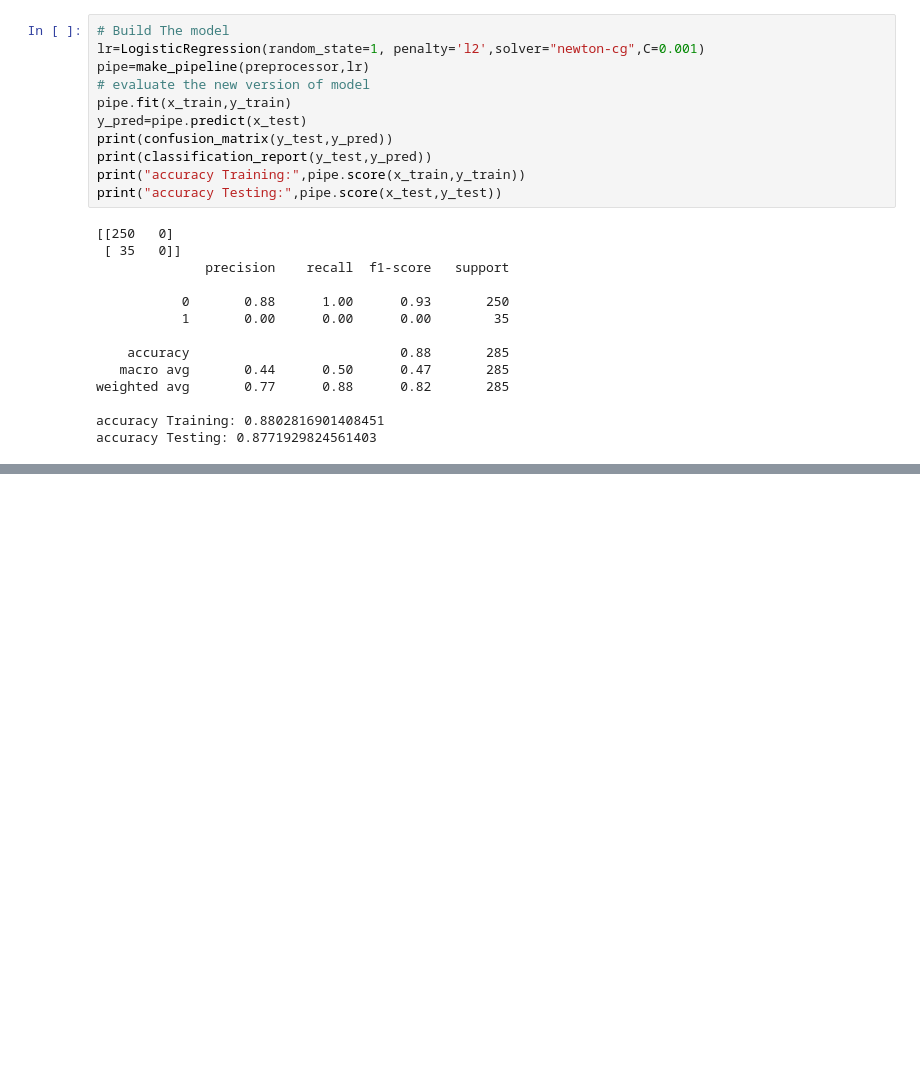
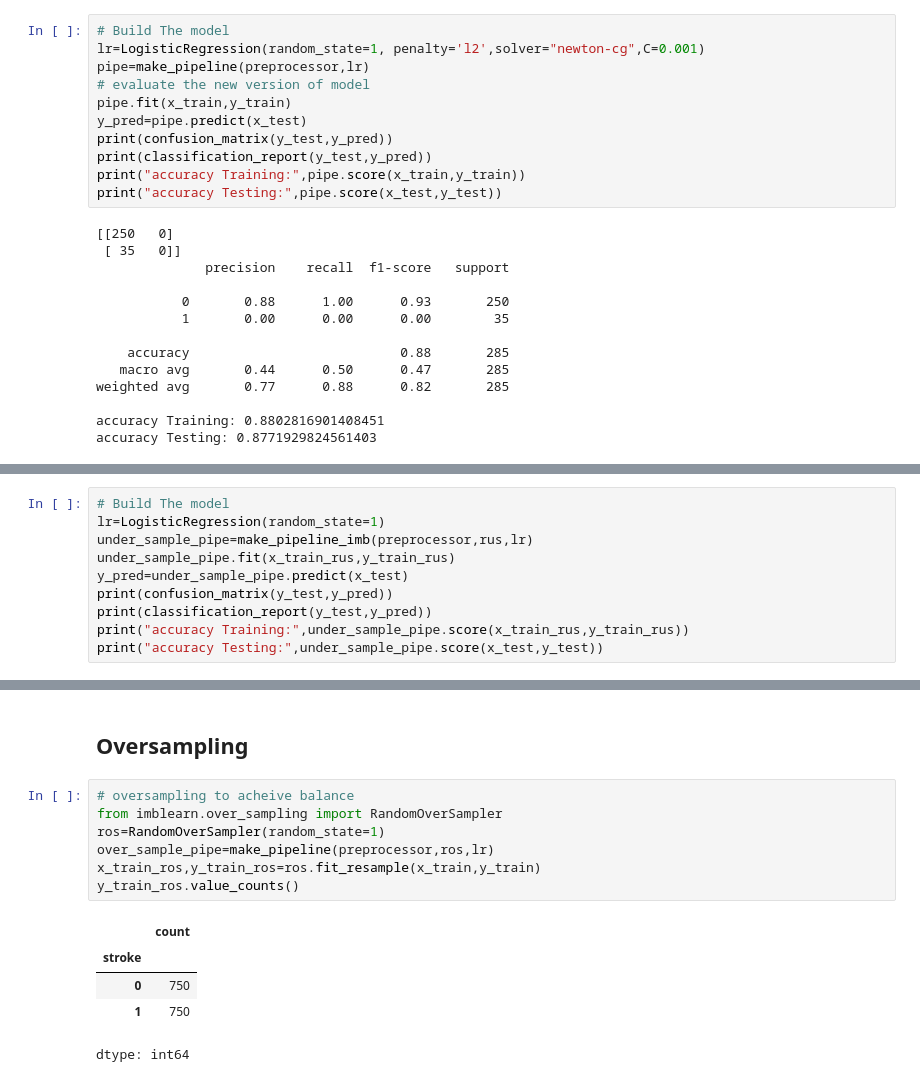
Before and after one commit to abeeraz379/Logistic-Regression-Optimization-Stroke-data-, a Jupyter notebook: stroke.ipynb, the cells around one changed output, grey strips where cells are left out. Cells and saved outputs as stored; diff of their text form; blank space fills up the shorter version.

```diff
--- a/stroke.ipynb
+++ b/stroke.ipynb
@@ -490,0 +574,10 @@ accuracy Testing: 0.8771929824561403
+# %%
+# Build The model
+lr=LogisticRegression(random_state=1)
+under_sample_pipe=make_pipeline_imb(preprocessor,rus,lr)
+under_sample_pipe.fit(x_train_rus,y_train_rus)
+y_pred=under_sample_pipe.predict(x_test)
+print(confusion_matrix(y_test,y_pred))
+print(classification_report(y_test,y_pred))
+print("accuracy Training:",under_sample_pipe.score(x_train_rus,y_train_rus))
+print("accuracy Testing:",under_sample_pipe.score(x_test,y_test))
@@ -490,0 +598,15 @@ accuracy Testing: 0.8771929824561403
+# %% [markdown]
+## Oversampling
+# %%
+# oversampling to acheive balance
+from imblearn.over_sampling import RandomOverSampler
+ros=RandomOverSampler(random_state=1)
+over_sample_pipe=make_pipeline(preprocessor,ros,lr)
+x_train_ros,y_train_ros=ros.fit_resample(x_train,y_train)
+y_train_ros.value_counts()
+# %% [output]
+|  | count |
+| stroke |  |
+| 0 | 750 |
+| 1 | 750 |
+dtype: int64
```
Also changed, not shown: parts of 37 cells of this notebook.
